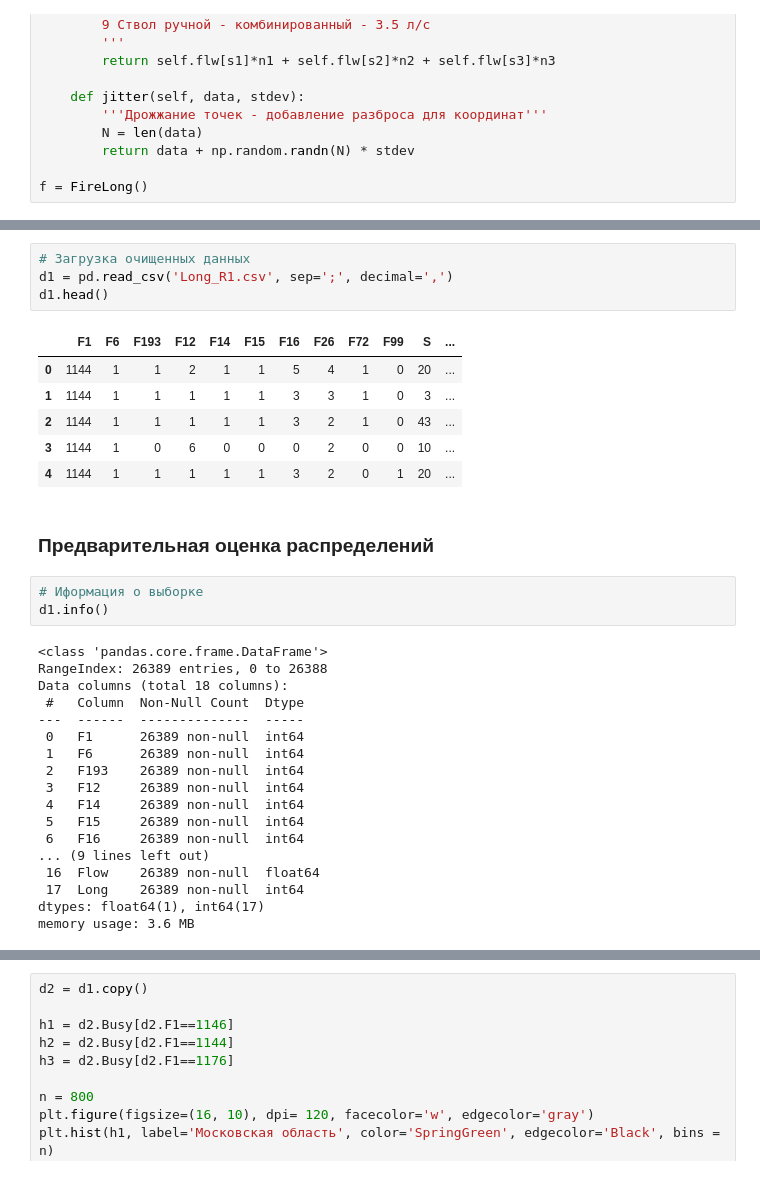
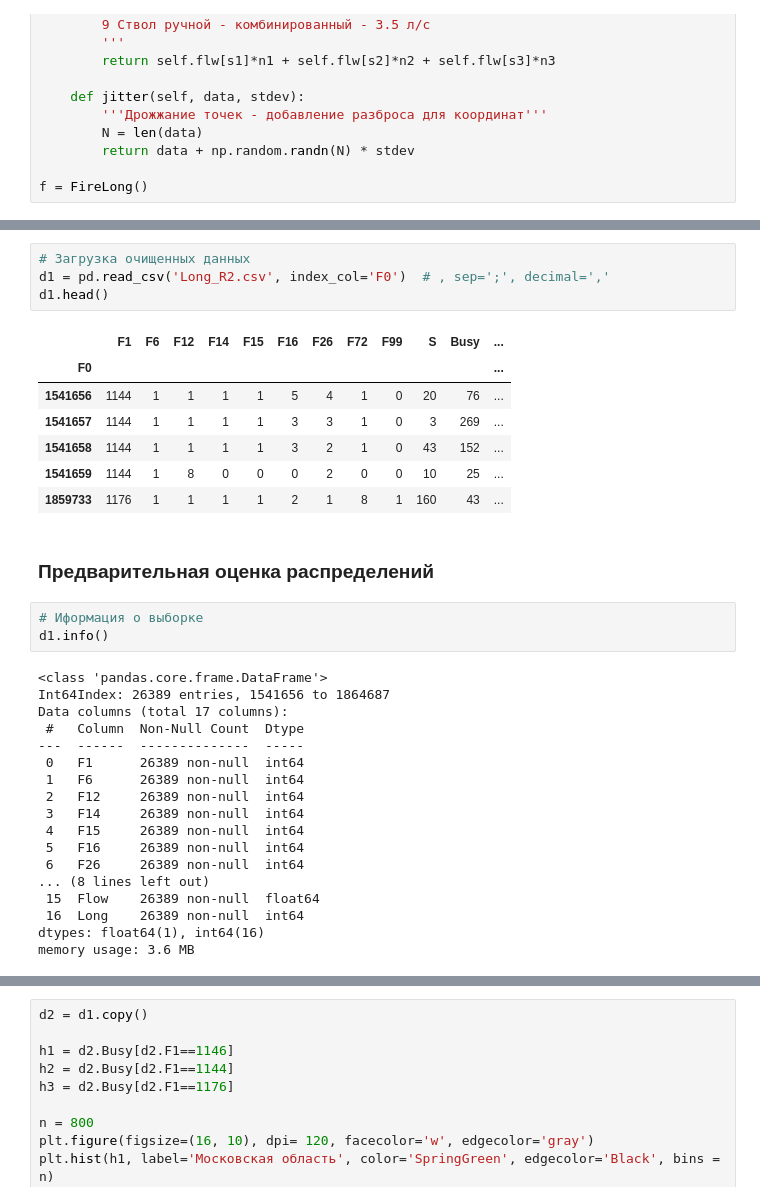
Before and after one commit to VistaSV30/Long, a Jupyter notebook: Long.ipynb, the cells around one changed output, grey strips where cells are left out. Drawn from its saved outputs; the diff is of its cells as text.

```diff
--- a/Long.ipynb
+++ b/Long.ipynb
@@ -227,14 +264,15 @@ d1.head()
 # %%
 # Загрузка очищенных данных
-d1 = pd.read_csv('Long_R1.csv', sep=';', decimal=',')
+d1 = pd.read_csv('Long_R2.csv', index_col='F0')  # , sep=';', decimal=','
 d1.head()
 # %% [output]
-|  | F1 | F6 | F193 | F12 | F14 | F15 | F16 | F26 | F72 | F99 | S | ... |
-| 0 | 1144 | 1 | 1 | 2 | 1 | 1 | 5 | 4 | 1 | 0 | 20 | ... |
-| 1 | 1144 | 1 | 1 | 1 | 1 | 1 | 3 | 3 | 1 | 0 | 3 | ... |
-| 2 | 1144 | 1 | 1 | 1 | 1 | 1 | 3 | 2 | 1 | 0 | 43 | ... |
-| 3 | 1144 | 1 | 0 | 6 | 0 | 0 | 0 | 2 | 0 | 0 | 10 | ... |
-| 4 | 1144 | 1 | 1 | 1 | 1 | 1 | 3 | 2 | 0 | 1 | 20 | ... |
+|  | F1 | F6 | F12 | F14 | F15 | F16 | F26 | F72 | F99 | S | Busy | ... |
+| F0 |  |  |  |  |  |  |  |  |  |  |  | ... |
+| 1541656 | 1144 | 1 | 1 | 1 | 1 | 5 | 4 | 1 | 0 | 20 | 76 | ... |
+| 1541657 | 1144 | 1 | 1 | 1 | 1 | 3 | 3 | 1 | 0 | 3 | 269 | ... |
+| 1541658 | 1144 | 1 | 1 | 1 | 1 | 3 | 2 | 1 | 0 | 43 | 152 | ... |
+| 1541659 | 1144 | 1 | 8 | 0 | 0 | 0 | 2 | 0 | 0 | 10 | 25 | ... |
+| 1859733 | 1176 | 1 | 1 | 1 | 1 | 2 | 1 | 8 | 1 | 160 | 43 | ... |
 # %% [markdown]
 <h3>Предварительная оценка распределений</h3>
 # %%
@@ -242,21 +280,21 @@ d1.head()
 d1.info()
 # %% [output]
 <class 'pandas.core.frame.DataFrame'>
-RangeIndex: 26389 entries, 0 to 26388
-Data columns (total 18 columns):
+Int64Index: 26389 entries, 1541656 to 1864687
+Data columns (total 17 columns):
  #   Column  Non-Null Count  Dtype
 ---  ------  --------------  -----
  0   F1      26389 non-null  int64
  1   F6      26389 non-null  int64
- 2   F193    26389 non-null  int64
- 3   F12     26389 non-null  int64
- 4   F14     26389 non-null  int64
- 5   F15     26389 non-null  int64
- 6   F16     26389 non-null  int64
-... (9 lines left out)
- 16  Flow    26389 non-null  float64
- 17  Long    26389 non-null  int64
-dtypes: float64(1), int64(17)
+ 2   F12     26389 non-null  int64
+ 3   F14     26389 non-null  int64
+ 4   F15     26389 non-null  int64
+ 5   F16     26389 non-null  int64
+ 6   F26     26389 non-null  int64
+... (8 lines left out)
+ 15  Flow    26389 non-null  float64
+ 16  Long    26389 non-null  int64
+dtypes: float64(1), int64(16)
 memory usage: 3.6 MB
 # %% [markdown]
 F1 - Субъект РФ<br>
```
Also changed, not shown: parts of 42 cells of this notebook, 7 other files.
